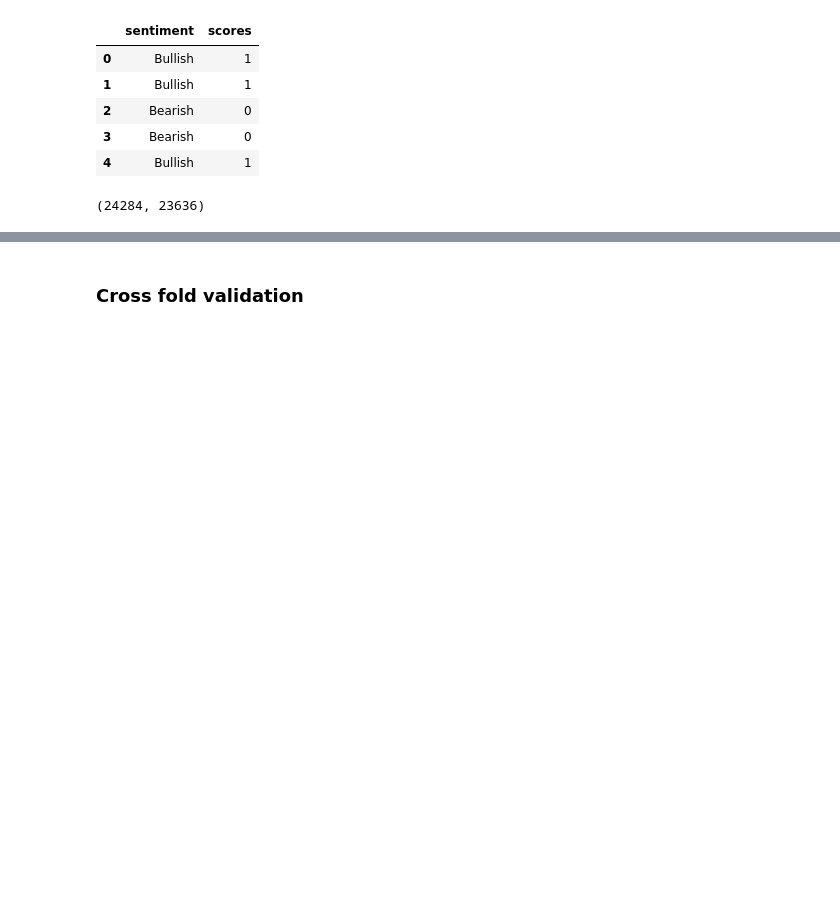
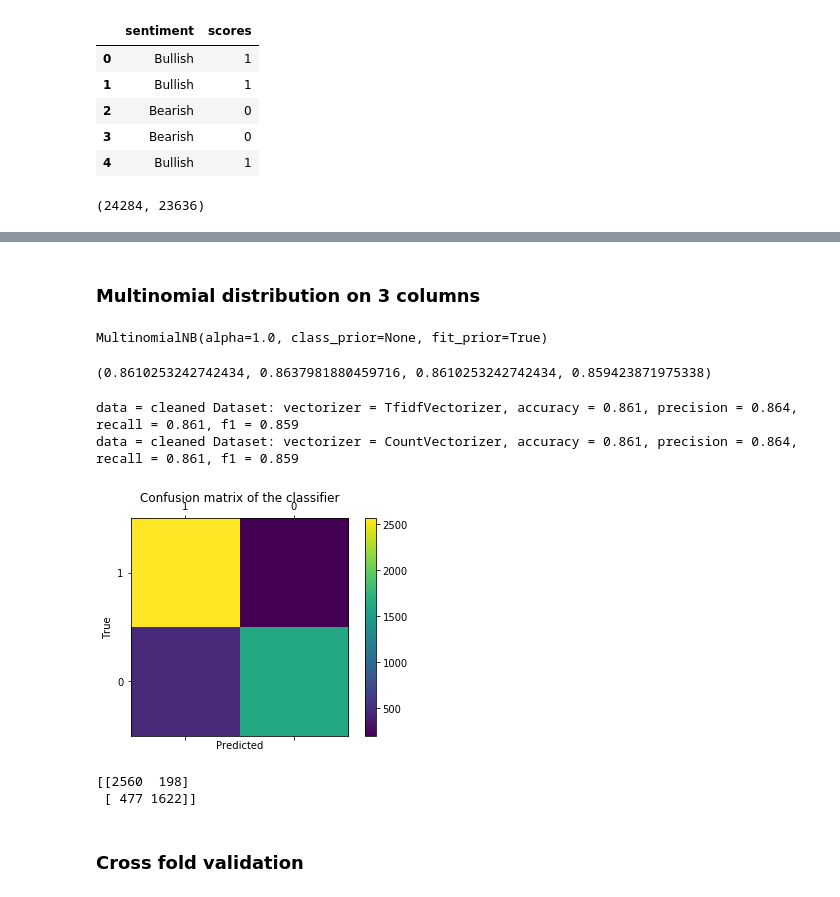
Before and after one commit to SoniaLei/nlp-web-scrapping, a Jupyter notebook: notebooks/13-baseline-modelling/02-bayesian-model/001-cleanStockTwits-Tf-IDF-Copy1.ipynb, the cells around one changed output, grey strips where cells are left out. Saved outputs shown, nothing was run; the diff lists cells and outputs as text; code cells hidden in the pictures; blank space fills up the shorter version.

Commit message:
added securities column as an additional feature

```diff
--- a/notebooks/13-baseline-modelling/02-bayesian-model/001-cleanStockTwits-Tf-IDF-Copy1.ipynb
+++ b/notebooks/13-baseline-modelling/02-bayesian-model/001-cleanStockTwits-Tf-IDF-Copy1.ipynb
@@ -450,0 +350,2 @@ data = cleaned Dataset: vectorizer = CountVectorizer, accuracy = 0.857, precisio
+# %% [markdown]
+### Multinomial distribution on 3 columns
@@ -451,3 +355,41 @@ data = cleaned Dataset: vectorizer = CountVectorizer, accuracy = 0.857, precisio
+# %%
+#Train the model using the training sets
+mnb.fit(x_train_plus, y_train_plus)
+# %% [output]
+MultinomialNB(alpha=1.0, class_prior=None, fit_prior=True)
+# %%
+#Predict the response for test dataset
+y_predicted_counts_mnb_plus = mnb.predict(x_test_plus)
+# %%
+accuracy_mnb_plus, precision_mnb_plus ,recall_mnb_plus, f1_mnb_plus = get_metrics(y_test_plus, y_predicted_counts_mnb_plus)
+# %%
+accuracy_mnb_plus, precision_mnb_plus ,recall_mnb_plus, f1_mnb_plus
+# %% [output]
+(0.8610253242742434, 0.8637981880459716, 0.8610253242742434, 0.859423871975338)
+# %%
+print("data = cleaned Dataset: vectorizer = TfidfVectorizer, accuracy = %.3f, precision = %.3f, recall = %.3f, f1 = %.3f" % (accuracy_mnb_plus, precision_mnb_plus ,recall_mnb_plus, f1_mnb_plus))
+import pylab as pl
+import matplotlib.pyplot as plt
+print("data = cleaned Dataset: vectorizer = CountVectorizer, accuracy = %.3f, precision = %.3f, recall = %.3f, f1 = %.3f" % (accuracy_mnb_plus, precision_mnb_plus ,recall_mnb_plus, f1_mnb_plus))
+labels = [1,0]
+cm = metrics.confusion_matrix(y_test_plus,y_predicted_counts_mnb_plus, labels)
+fig = plt.figure()
+ax = fig.add_subplot(111)
+cax = ax.matshow(cm)
+plt.title('Confusion matrix of the classifier')
+fig.colorbar(cax)
+ax.set_xticklabels([''] + labels)
+ax.set_yticklabels([''] + labels)
+plt.xlabel('Predicted')
+plt.ylabel('True')
+plt.show()
+print(cm)
+# %% [output]
+data = cleaned Dataset: vectorizer = TfidfVectorizer, accuracy = 0.861, precision = 0.864, recall = 0.861, f1 = 0.859
+data = cleaned Dataset: vectorizer = CountVectorizer, accuracy = 0.861, precision = 0.864, recall = 0.861, f1 = 0.859
+[figure, added]
+[[2560  198]
+ [ 477 1622]]
 # %% [markdown]
 ### Cross fold validation
 # %%
```
Also changed, not shown: parts of 68 cells of this notebook.
